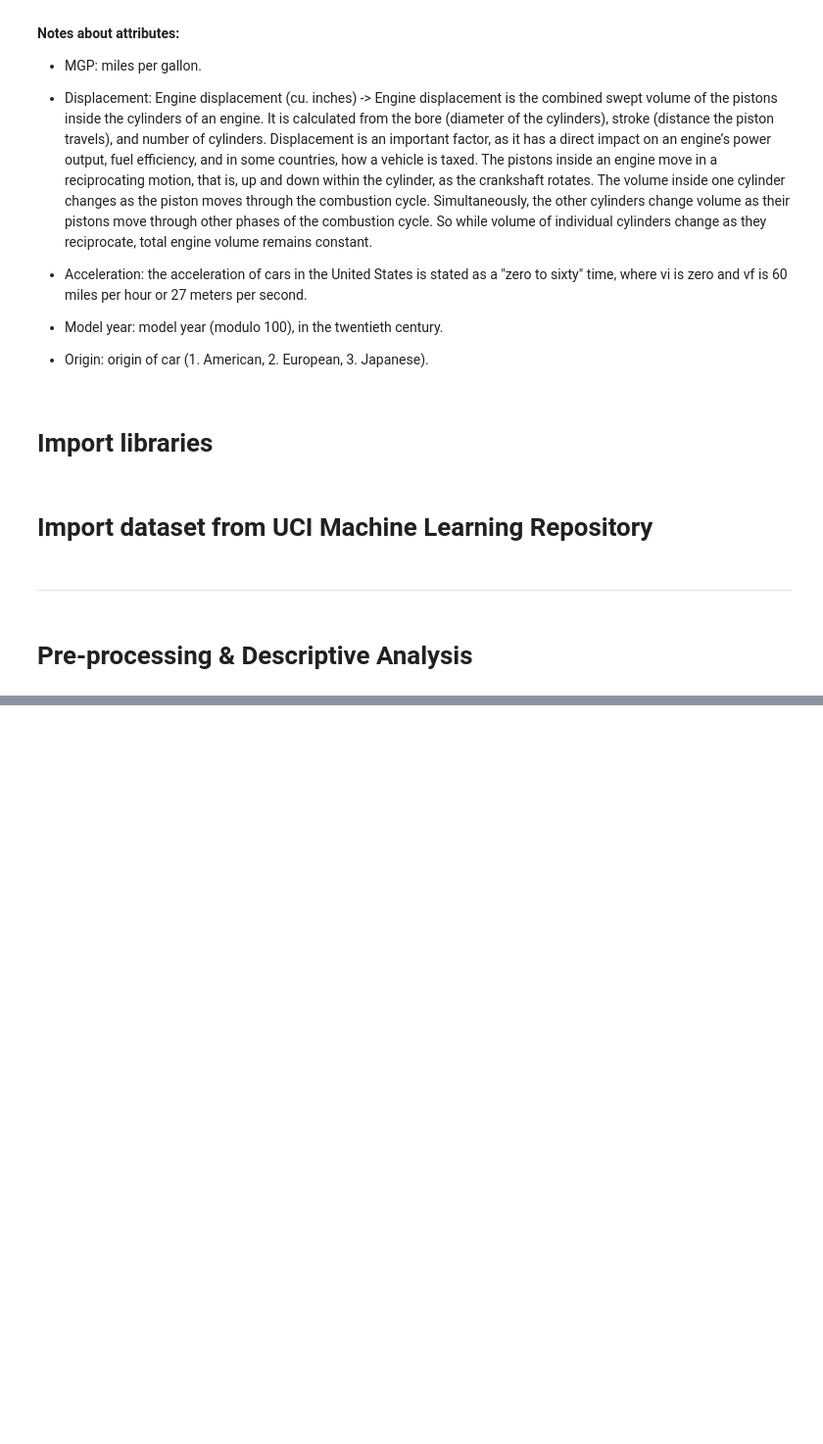
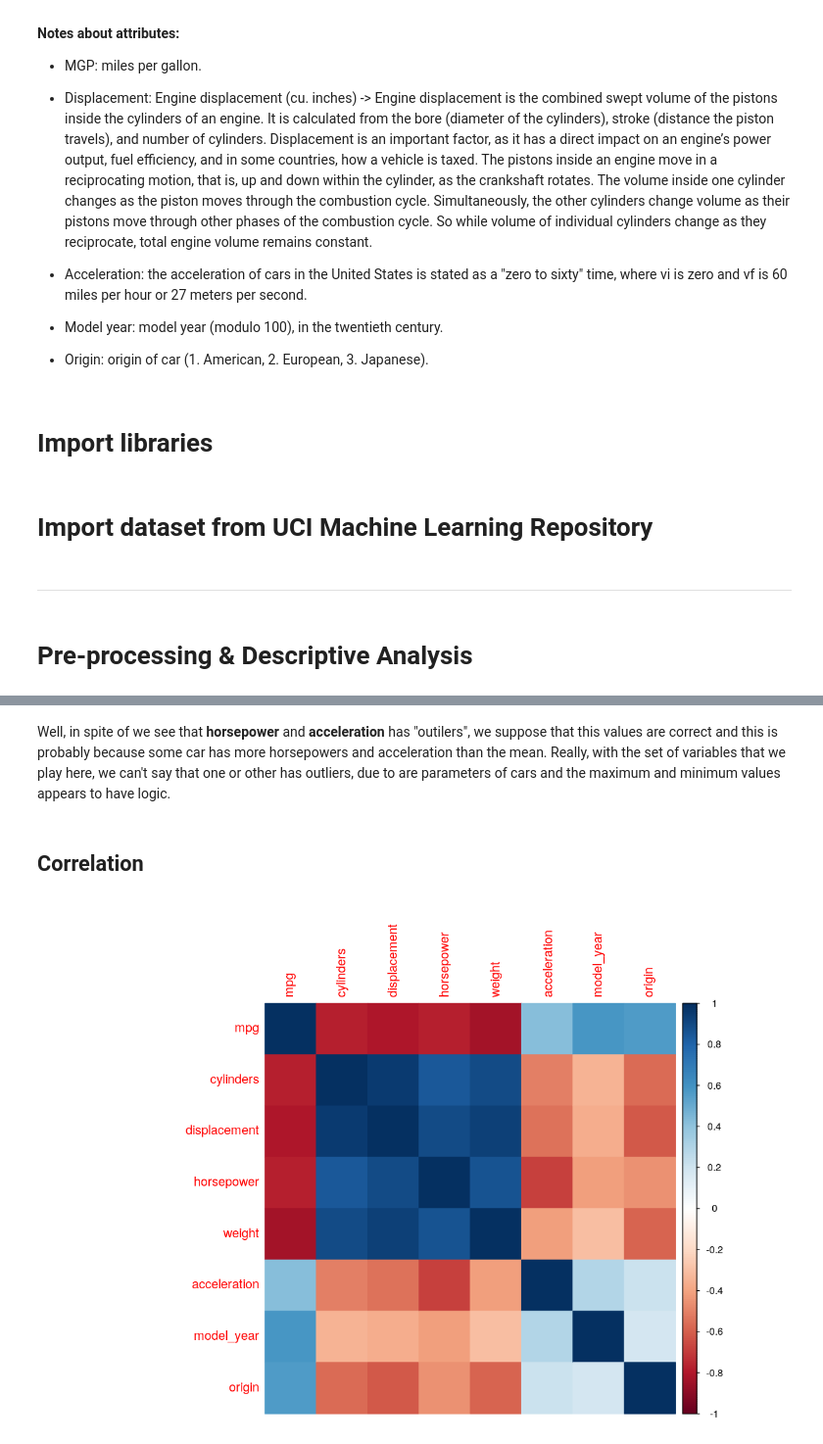
Before and after one commit to rperezvaz/ADA-ASSIGNMENT-I, a Jupyter notebook: Assignment I.ipynb, the cells around one changed output, grey strips where cells are left out. Shown at 98% size. Drawn from its saved outputs; the diff is of its cells as text; code cells hidden in the pictures; blank space fills up the shorter version.

```diff
--- a/Assignment I.ipynb
+++ b/Assignment I.ipynb
@@ -272,0 +192,10 @@ Under this assumptions, we think that:
+# %% [markdown]
+Well, in spite of we see that **horsepower** and **acceleration** has "outilers", we suppose that this values are correct and this is probably because some car has more horsepowers and acceleration than the mean.  Really, with the set of variables that we play here, we can't say that one or other has outliers, due to are parameters of cars and the maximum and minimum values appears to have logic.
+# %% [markdown]
+## Correlation
+# %%
+correlations <- cor(select(auto_mgp, mpg, cylinders, displacement, horsepower, weight, acceleration, model_year,
+                          origin))
+corrplot(correlations, method = "color")
+# %% [output]
+[figure, added]
```
Also changed, not shown: parts of 91 cells of this notebook.
